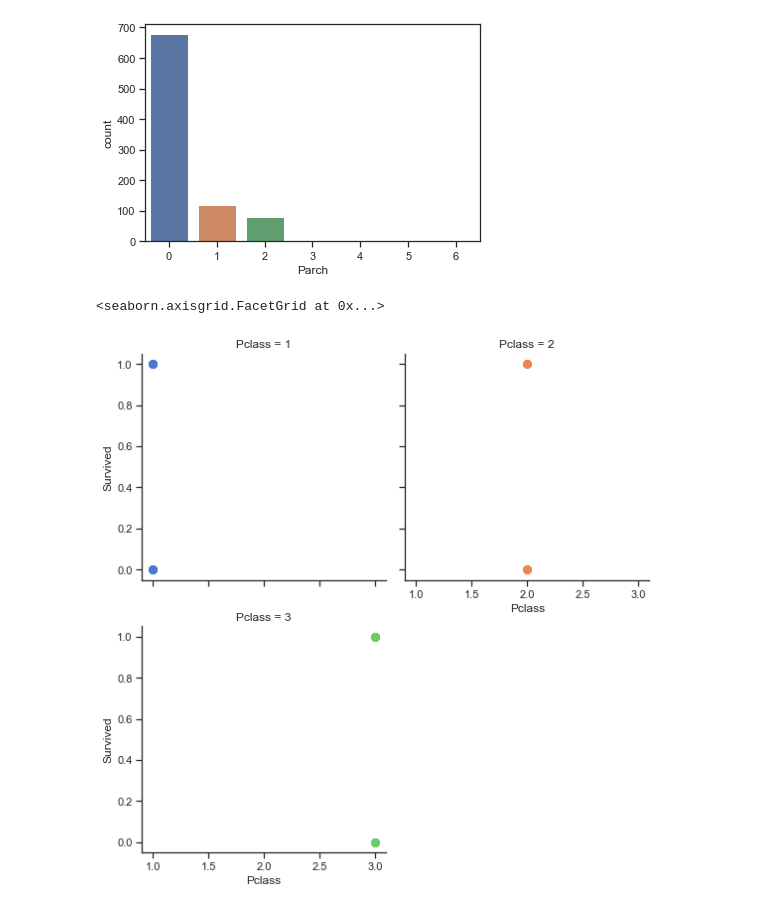
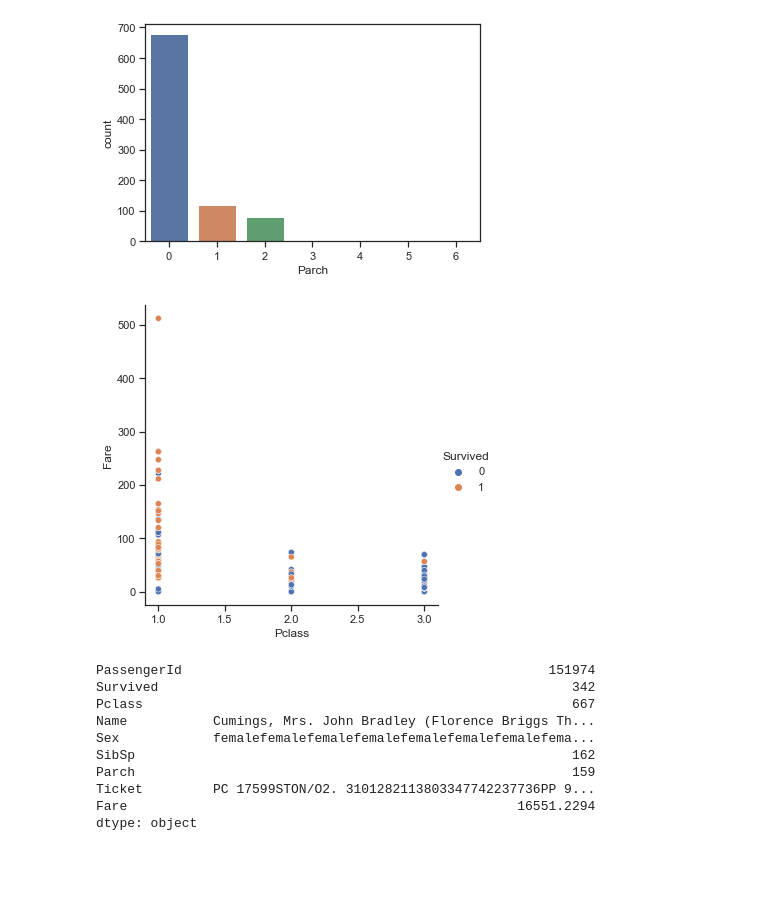
Before and after one commit to cantaruttim/Titanic, a Jupyter notebook: Titanic.ipynb, the cells around one changed output. Drawn from its saved outputs; the diff is of its cells as text; code cells hidden in the pictures; blank space fills up the shorter version.

```diff
--- a/Titanic.ipynb
+++ b/Titanic.ipynb
@@ -114,12 +114,23 @@ sns.countplot(train_df['Parch']);
 # %%
 # As pessoas que estavam na primeira classe sobreviveram?
 
-# Show the results of a linear regression within each dataset
-sns.lmplot(
-    data=train_df, x="Pclass", y="Survived", col="Pclass", hue="Pclass",
-    col_wrap=2, palette="muted", ci=None,
-    height=4, scatter_kws={"s": 50, "alpha": 1}
-)
+sns.relplot(
+    data=train_df,
+    x="Pclass", y="Fare", hue="Survived"
+);
 # %% [output]
-<seaborn.axisgrid.FacetGrid at 0x...>
-[figure, old version]
+[figure, new version]
+# %%
+# Sobreviveram ao naufrágio 342 pessoas
+train_df[train_df['Survived'] == 1].sum()
+# %% [output]
+PassengerId                                               151974
+Survived                                                     342
+Pclass                                                       667
+Name           Cumings, Mrs. John Bradley (Florence Briggs Th...
+Sex            femalefemalefemalefemalefemalefemalefemalefema...
+SibSp                                                        162
+Parch                                                        159
+Ticket         PC 17599STON/O2. 3101282113803347742237736PP 9...
+Fare                                                  16551.2294
+dtype: object
```
